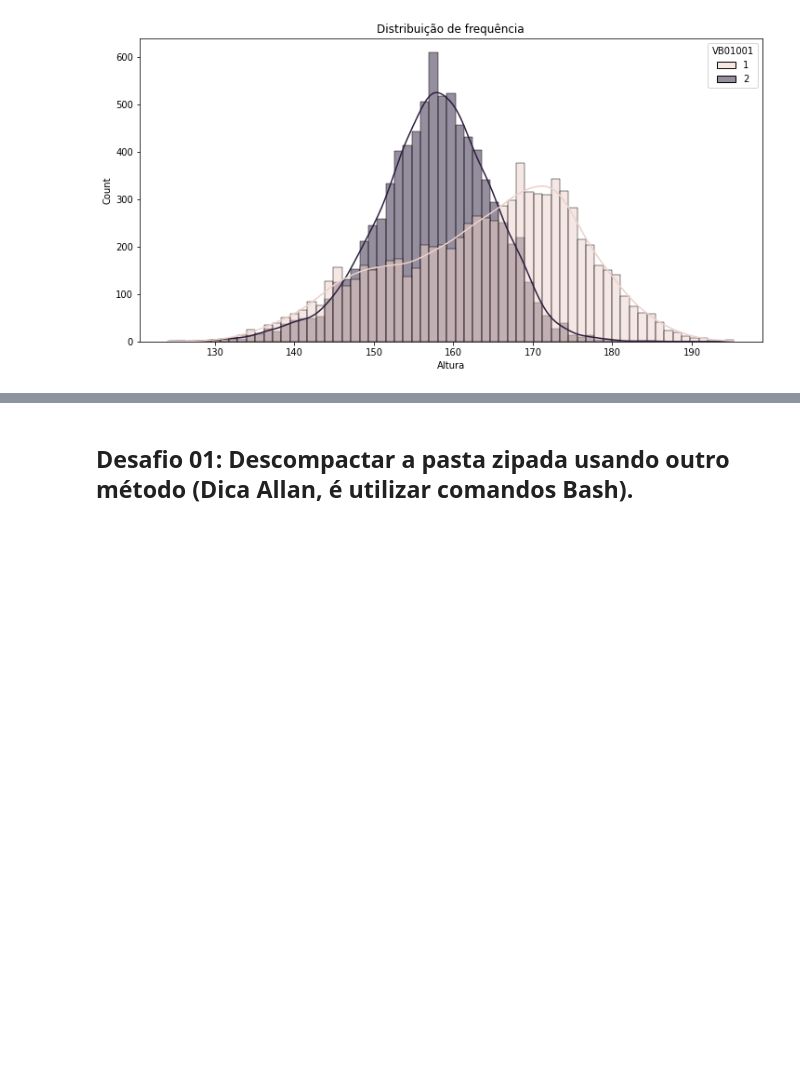
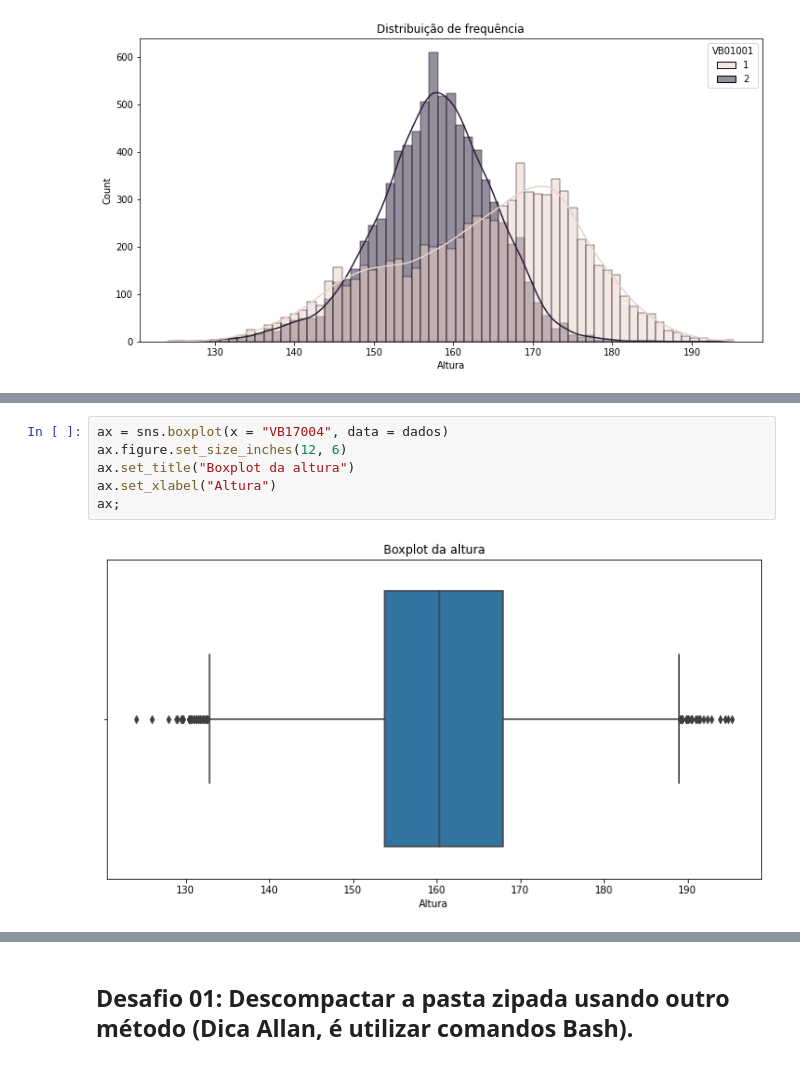
Before and after one commit to yoshinaga2904/Bootcamp-Alura, a Jupyter notebook: Modulo_3.ipynb, the cells around one changed output, grey strips where cells are left out. Cells and saved outputs as stored; diff of their text form; blank space fills up the shorter version.

```diff
--- a/Modulo_3.ipynb
+++ b/Modulo_3.ipynb
@@ -291,0 +320,8 @@ ax;
+# %%
+ax = sns.boxplot(x = "VB17004", data = dados)
+ax.figure.set_size_inches(12, 6)
+ax.set_title("Boxplot da altura")
+ax.set_xlabel("Altura")
+ax;
+# %% [output]
+[figure, added]
```
Also changed, not shown: parts of 18 cells of this notebook.
